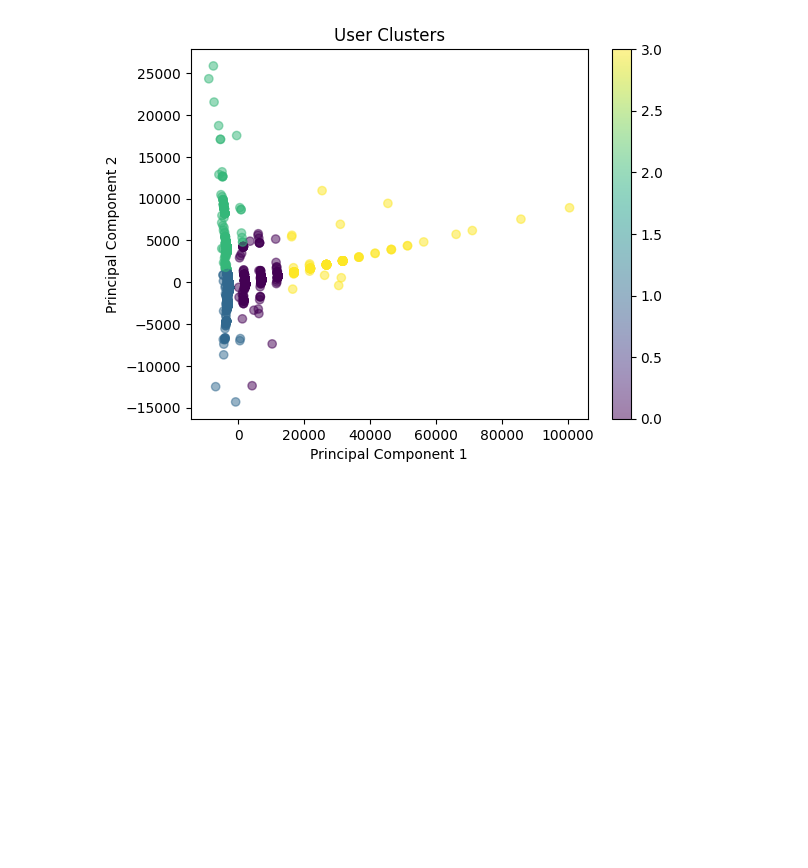
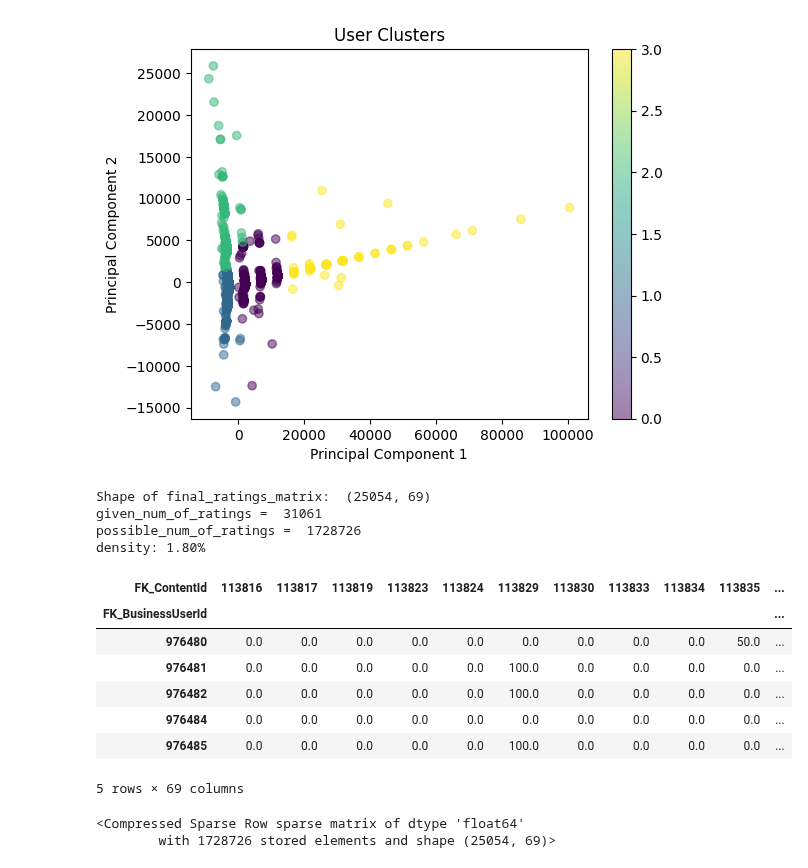
Before and after one commit to DboukAli98/KFHXRelatedAi, a Jupyter notebook: NoteBooks/Model Generation/Clustering.ipynb, the cells around one changed output. Drawn from its saved outputs; the diff is of its cells as text; code cells hidden in the pictures; blank space fills up the shorter version.

```diff
--- a/NoteBooks/Model Generation/Clustering.ipynb
+++ b/NoteBooks/Model Generation/Clustering.ipynb
@@ -141,3 +141,34 @@ plt.colorbar()
 plt.show()
 # %% [output]
 [figure]
+# %%
+final_ratings_matrix = new_user_tranaction.pivot_table(index = 'FK_BusinessUserId', columns ='FK_ContentId', values = 'PointsRedeemed').fillna(0)
+print('Shape of final_ratings_matrix: ', final_ratings_matrix.shape)
+
+#Finding the number of non-zero entries in the interaction matrix
+given_num_of_ratings = np.count_nonzero(final_ratings_matrix)
+print('given_num_of_ratings = ', given_num_of_ratings)
+
+#Finding the possible number of ratings as per the number of users and products
+possible_num_of_ratings = final_ratings_matrix.shape[0] * final_ratings_matrix.shape[1]
+print('possible_num_of_ratings = ', possible_num_of_ratings)
+
+#Density of ratings
+density = (given_num_of_ratings/possible_num_of_ratings)
+density *= 100
+print ('density: {:4.2f}%'.format(density))
+
+final_ratings_matrix.head()
+# %% [output]
+Shape of final_ratings_matrix:  (25054, 69)
+given_num_of_ratings =  31061
+possible_num_of_ratings =  1728726
+density: 1.80%
+| FK_ContentId | 113816 | 113817 | 113819 | 113823 | 113824 | 113829 | 113830 | 113833 | 113834 | 113835 | ... |
+| FK_BusinessUserId |  |  |  |  |  |  |  |  |  |  | ... |
+| 976480 | 0.0 | 0.0 | 0.0 | 0.0 | 0.0 | 0.0 | 0.0 | 0.0 | 0.0 | 50.0 | ... |
+| 976481 | 0.0 | 0.0 | 0.0 | 0.0 | 0.0 | 100.0 | 0.0 | 0.0 | 0.0 | 0.0 | ... |
+| 976482 | 0.0 | 0.0 | 0.0 | 0.0 | 0.0 | 100.0 | 0.0 | 0.0 | 0.0 | 0.0 | ... |
+| 976484 | 0.0 | 0.0 | 0.0 | 0.0 | 0.0 | 0.0 | 0.0 | 0.0 | 0.0 | 0.0 | ... |
+| 976485 | 0.0 | 0.0 | 0.0 | 0.0 | 0.0 | 100.0 | 0.0 | 0.0 | 0.0 | 0.0 | ... |
+5 rows × 69 columns
@@ -143,0 +197,5 @@ plt.show()
+# %%
+preds_matrix
+# %% [output]
+<Compressed Sparse Row sparse matrix of dtype 'float64'
+        with 1728726 stored elements and shape (25054, 69)>
```
Also changed, not shown: parts of 12 cells of this notebook, 1 other file.
